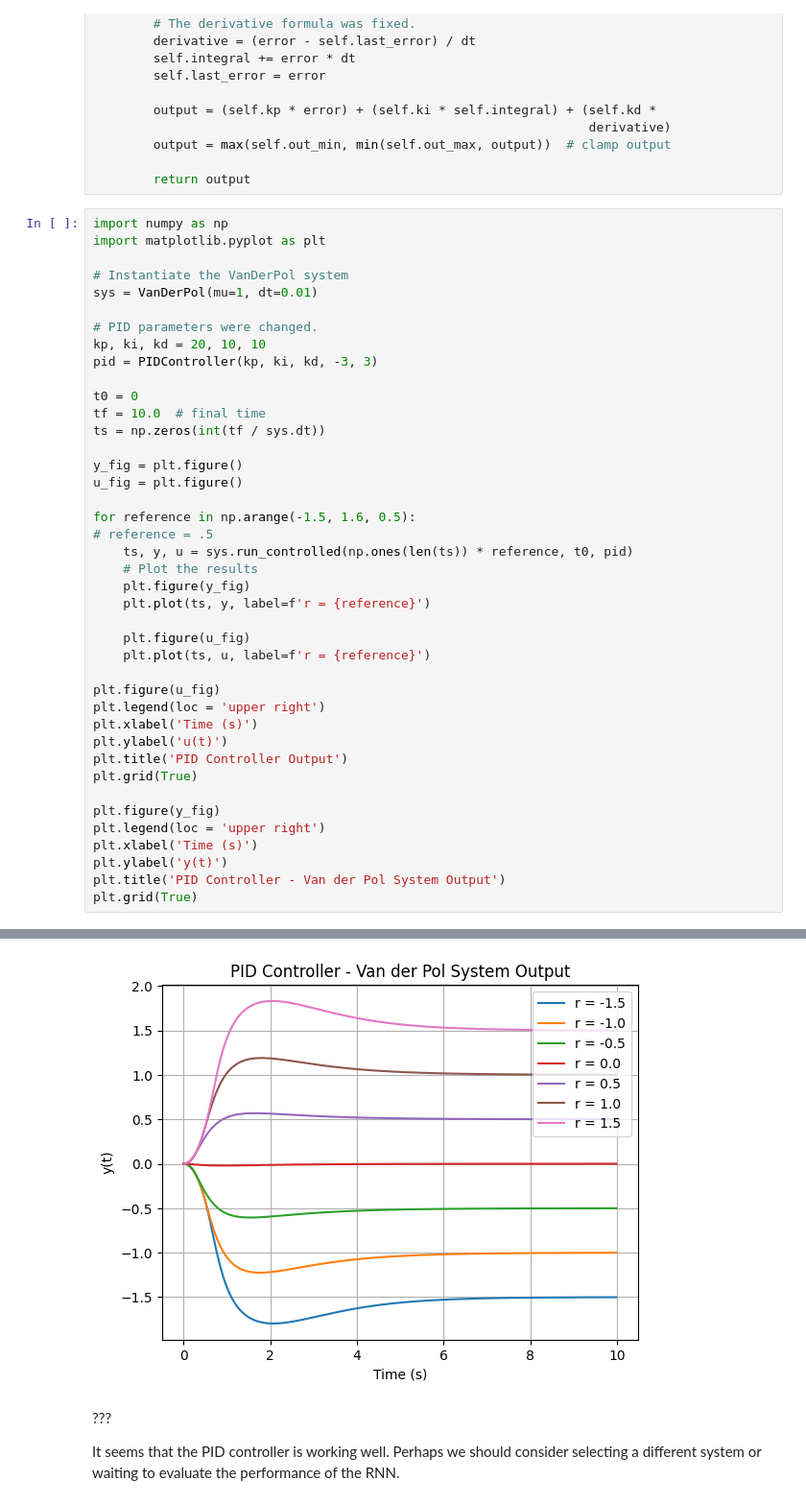
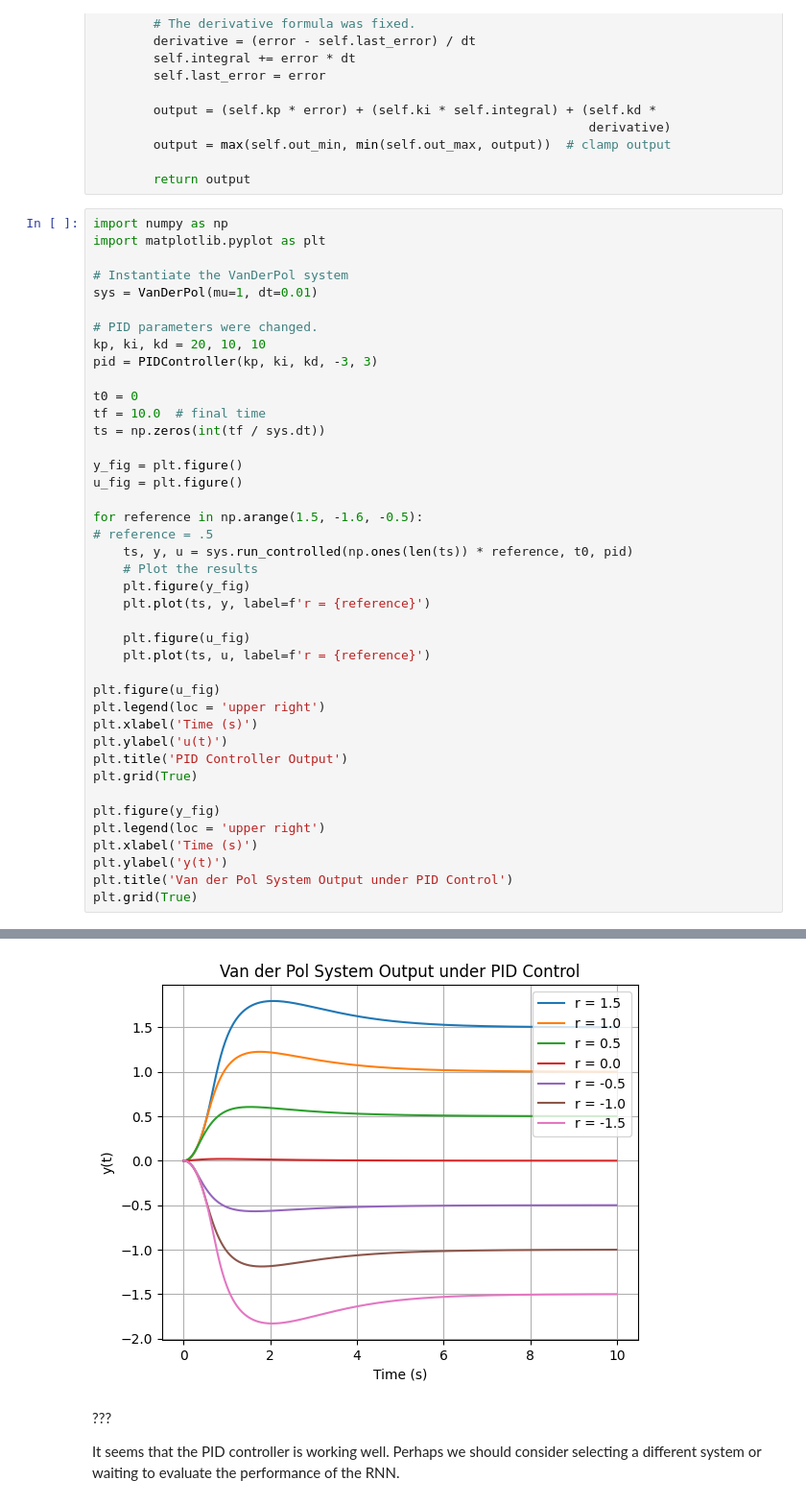
Before and after one commit to fernand0labra/ltu-D7047E-project, a Jupyter notebook: project.ipynb, the cells around one changed output, grey strips where cells are left out. Shown at 96% size. Cells and saved outputs as stored; diff of their text form.

```diff
--- a/project.ipynb
+++ b/project.ipynb
@@ -161,7 +161,7 @@ ts = np.zeros(int(tf / sys.dt))
 y_fig = plt.figure()
 u_fig = plt.figure()
 
-for reference in np.arange(-1.5, 1.6, 0.5):
+for reference in np.arange(1.5, -1.6, -0.5):
 # reference = .5
     ts, y, u = sys.run_controlled(np.ones(len(ts)) * reference, t0, pid)
     # Plot the results
@@ -182,6 +182,6 @@ plt.figure(y_fig)
 plt.legend(loc = 'upper right')
 plt.xlabel('Time (s)')
 plt.ylabel('y(t)')
-plt.title('PID Controller - Van der Pol System Output')
+plt.title('Van der Pol System Output under PID Control')
 plt.grid(True)
 # %% [output]
@@ -189,4 +189,4 @@ plt.grid(True)
-[figure, old version]
+[figure, new version]
 # %% [markdown]
 ???
 
```
Also changed, not shown: parts of 7 cells of this notebook.
